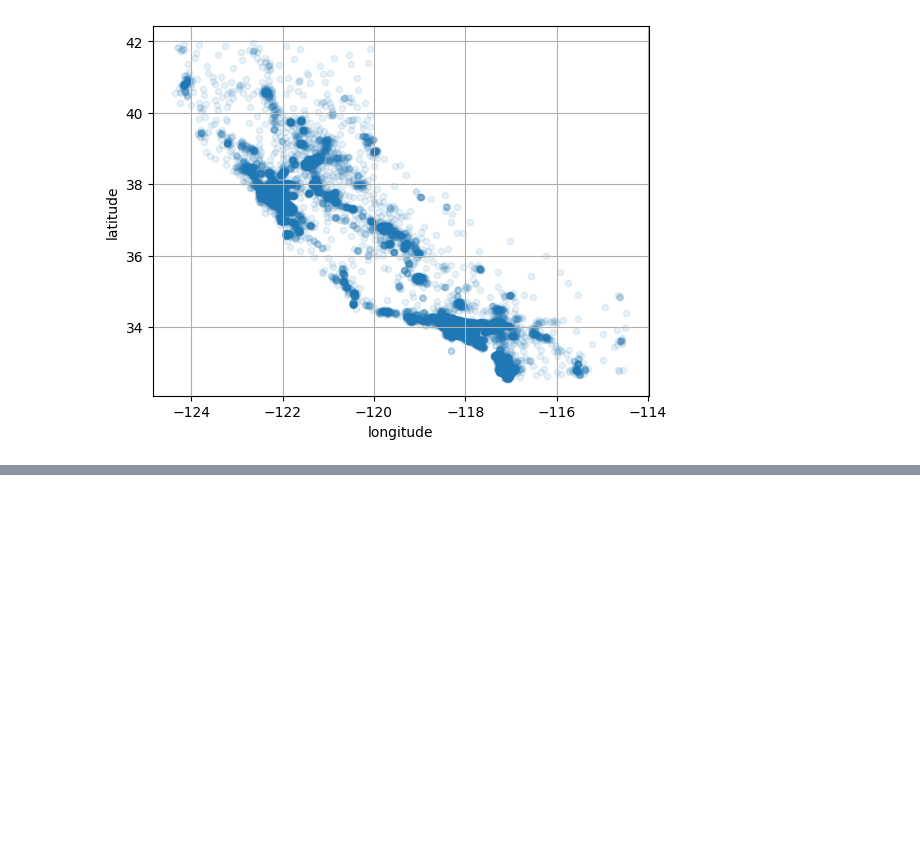
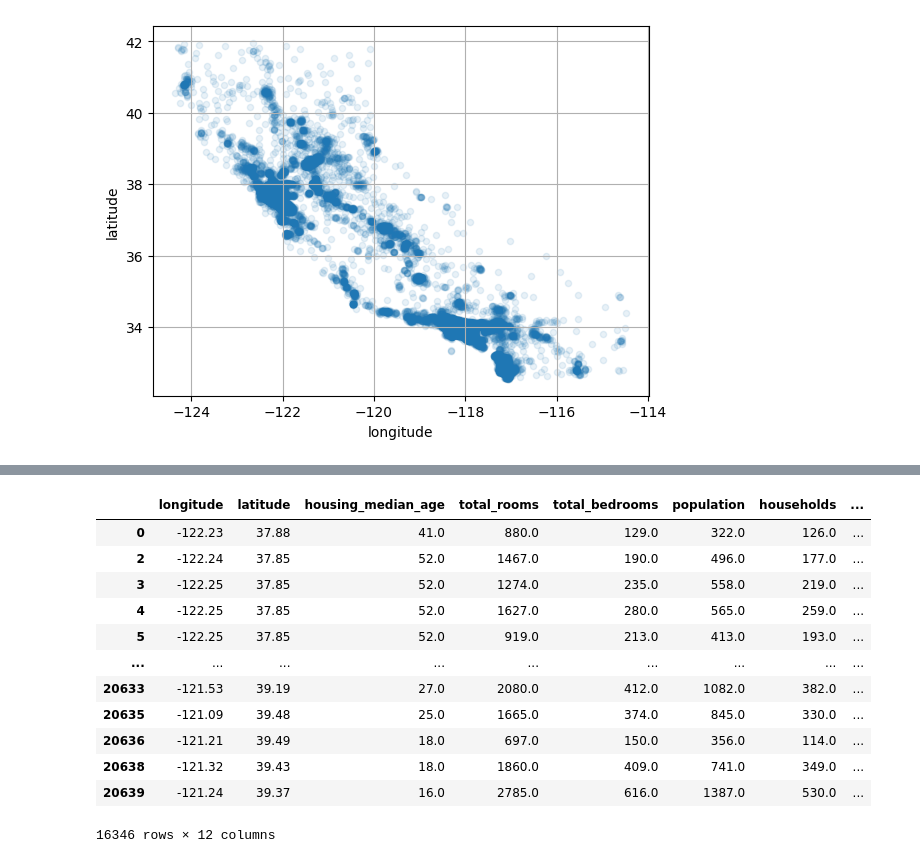
Before and after one commit to ysfcil/Data-Analysis, a Jupyter notebook: california_housing.ipynb, the cells around one changed output, grey strips where cells are left out. Saved outputs shown, nothing was run; the diff lists cells and outputs as text; code cells hidden in the pictures; blank space fills up the shorter version.

```diff
--- a/california_housing.ipynb
+++ b/california_housing.ipynb
@@ -174,0 +224,10 @@ plt.show()
+# %%
+#Şimdi datamızı uygulamaya hazırlamak için bazı fonksiyonlar yazacağız
+#hedef değerleri ayırıyoruz ki onlar etkilenmesin
+housing = strat_train_set.drop("median_house_value", axis=1)
+housing_labels = strat_train_set["median_house_value"].copy()
+# %%
+from sklearn.impute import SimpleImputer
+imputer = SimpleImputer(strategy="median")
+housing_num = housing.select_dtypes(include=[np.number])
+imputer.fit(housing_num)
@@ -174,0 +242,3 @@ plt.show()
+# %%
+X = imputer.transform(housing_num)
+X #x is not a datafram so we must make it one
@@ -174,0 +259,17 @@ plt.show()
+# %%
+housing_tr = pd.DataFrame(X, columns=housing_num.columns, index=housing_num.index)
+housing_tr.sort_index()
+# %% [output]
+|  | longitude | latitude | housing_median_age | total_rooms | total_bedrooms | population | households | ... |
+| 0 | -122.23 | 37.88 | 41.0 | 880.0 | 129.0 | 322.0 | 126.0 | ... |
+| 2 | -122.24 | 37.85 | 52.0 | 1467.0 | 190.0 | 496.0 | 177.0 | ... |
+| 3 | -122.25 | 37.85 | 52.0 | 1274.0 | 235.0 | 558.0 | 219.0 | ... |
+| 4 | -122.25 | 37.85 | 52.0 | 1627.0 | 280.0 | 565.0 | 259.0 | ... |
+| 5 | -122.25 | 37.85 | 52.0 | 919.0 | 213.0 | 413.0 | 193.0 | ... |
+| ... | ... | ... | ... | ... | ... | ... | ... | ... |
+| 20633 | -121.53 | 39.19 | 27.0 | 2080.0 | 412.0 | 1082.0 | 382.0 | ... |
+| 20635 | -121.09 | 39.48 | 25.0 | 1665.0 | 374.0 | 845.0 | 330.0 | ... |
+| 20636 | -121.21 | 39.49 | 18.0 | 697.0 | 150.0 | 356.0 | 114.0 | ... |
+| 20638 | -121.32 | 39.43 | 18.0 | 1860.0 | 409.0 | 741.0 | 349.0 | ... |
+| 20639 | -121.24 | 39.37 | 16.0 | 2785.0 | 616.0 | 1387.0 | 530.0 | ... |
+16346 rows × 12 columns
```
Also changed, not shown: parts of 11 cells of this notebook.
